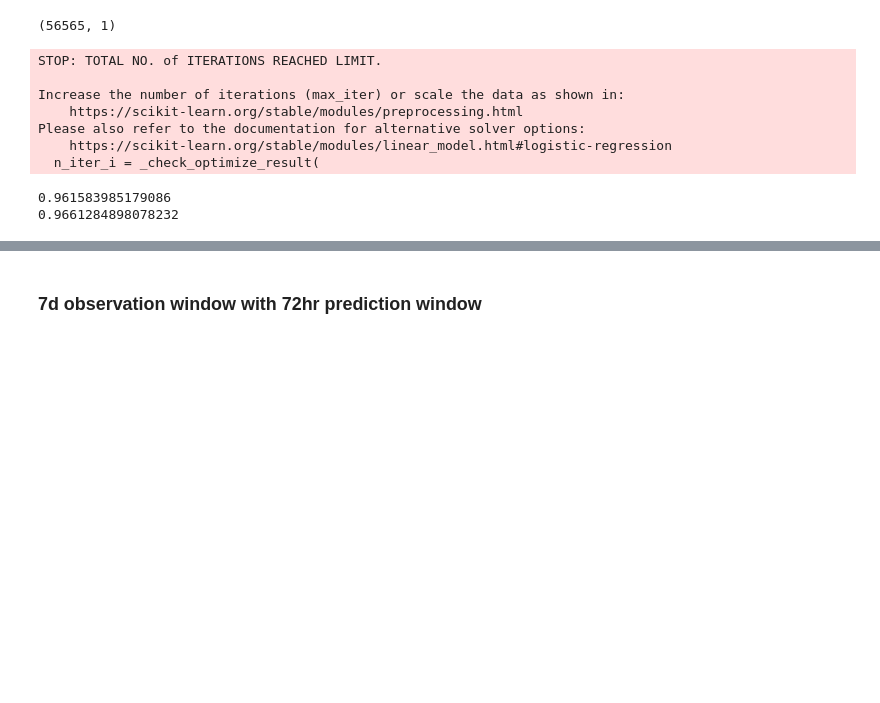
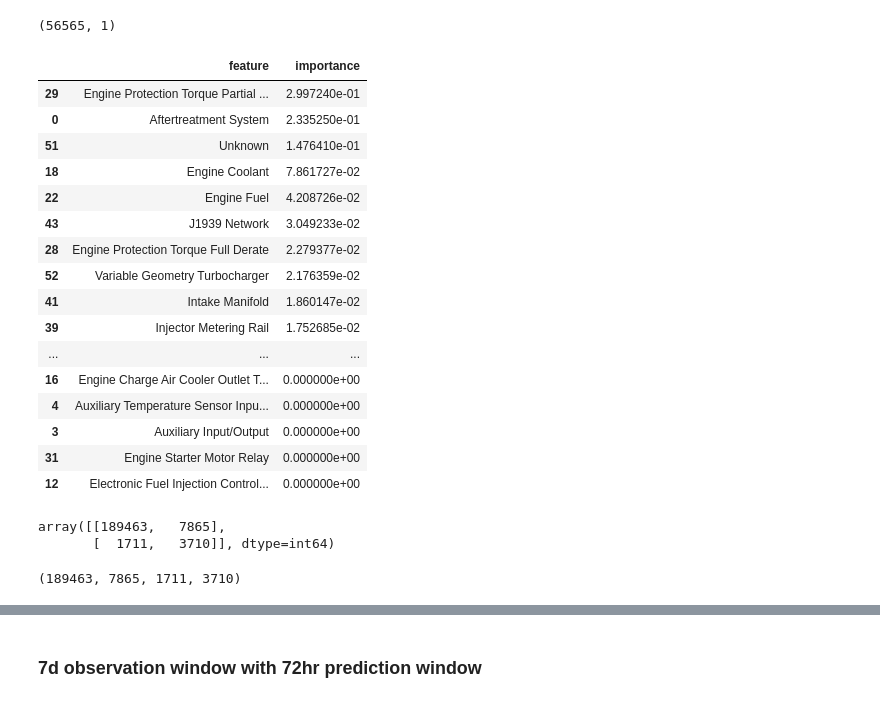
Before and after one commit to nss-data-science-cohort-5/big_g_express-the-index-out-of-rangers, a Jupyter notebook: notebooks/7day_prediction_windows.ipynb, the cells around one changed output, grey strips where cells are left out. Saved outputs shown, nothing was run; the diff lists cells and outputs as text; code cells hidden in the pictures; blank space fills up the shorter version.

```diff
--- a/notebooks/7day_prediction_windows.ipynb
+++ b/notebooks/7day_prediction_windows.ipynb
@@ -146,14 +211,14 @@ obs_7_48 = obs_7_48.drop(columns='EquipmentID')
 # %%
 #creating training, testing, and validation dfs
-obs_7_48_training = obs_7_48[obs_7_48['modeling']=='training']
-obs_7_48_training = obs_7_48_training.drop(columns=['modeling', 'random'])
-print(obs_7_48_training.shape)
+obs_48_training = obs_48[obs_48['modeling']=='training']
+obs_48_training = obs_48_training.drop(columns=['modeling', 'random'])
+print(obs_48_training.shape)
 
-obs_7_48_test = obs_7_48[obs_7_48['modeling']=='testing']
-obs_7_48_test = obs_7_48_test.drop(columns=['modeling', 'random'])
-print(obs_7_48_test.shape)
+obs_48_test = obs_48[obs_48['modeling']=='testing']
+obs_48_test = obs_48_test.drop(columns=['modeling', 'random'])
+print(obs_48_test.shape)
 
-obs_7_48_validation = obs_7_48[obs_7_48['modeling']=='validation']
-obs_7_48_validation = obs_7_48_validation.drop(columns=['modeling', 'random'])
-print(obs_7_48_validation.shape)
+obs_48_validation = obs_48[obs_48['modeling']=='validation']
+obs_48_validation = obs_48_validation.drop(columns=['modeling', 'random'])
+print(obs_48_validation.shape)
 # %% [output]
@@ -163,5 +228,5 @@ print(obs_7_48_validation.shape)
 # %%
-df_sampling = obs_7_48_training
+df_sampling = obs_48_training
 df_sampling_non_tenth = df_sampling[df_sampling['derate_within_48hr'] == 0][0:18855]
 # %%
 df_sampling_derate_tenth = pd.concat([df_sampling[df_sampling['derate_within_48hr']==1], df_sampling_non_tenth])
@@ -207,10 +272,0 @@ logistic = LogisticRegression()
-# %%
-logreg = logistic.fit(X_resampled, y_resampled)
-# %% [output]
-STOP: TOTAL NO. of ITERATIONS REACHED LIMIT.
-
-Increase the number of iterations (max_iter) or scale the data as shown in:
-    https://scikit-learn.org/stable/modules/preprocessing.html
-Please also refer to the documentation for alternative solver options:
-    https://scikit-learn.org/stable/modules/linear_model.html#logistic-regression
-  n_iter_i = _check_optimize_result(
@@ -220,8 +273,38 @@ y_test = obs_7_48_test[target]
-# %%
-y_pred = logreg.predict(X_test)
-
-print(accuracy_score(y_test,y_pred))
-print(f1_score(y_test, y_pred, average = 'weighted'))
-# %% [output]
-0.961583985179086
-0.9661284898078232
+# %%
+rf_pipeline = Pipeline(
+    steps = [
+        ('scale', MinMaxScaler()),
+        ('rf_clf', RandomForestClassifier(n_estimators = 500, n_jobs = -1, random_state = 69))
+    ]
+)
+# %%
+rand_forest = rf_pipeline.fit(X_resampled, y_resampled)
+rf_pipeline.score(X_test, y_test)
+
+y_pred = rand_forest.predict(X_test)
+# %%
+data = {'feature': np.array(X_resampled.columns), 'importance': rf_pipeline.named_steps['rf_clf'].feature_importances_}
+pd.DataFrame(data).sort_values('importance', ascending = False)
+# %% [output]
+|  | feature | importance |
+| 29 | Engine Protection Torque Partial ... | 2.997240e-01 |
+| 0 | Aftertreatment System | 2.335250e-01 |
+| 51 | Unknown | 1.476410e-01 |
+| 18 | Engine Coolant | 7.861727e-02 |
+| 22 | Engine Fuel | 4.208726e-02 |
+| 43 | J1939 Network | 3.049233e-02 |
+| 28 | Engine Protection Torque Full Derate | 2.279377e-02 |
+| 52 | Variable Geometry Turbocharger | 2.176359e-02 |
+| 41 | Intake Manifold | 1.860147e-02 |
+| 39 | Injector Metering Rail | 1.752685e-02 |
+| ... | ... | ... |
+| 16 | Engine Charge Air Cooler Outlet T... | 0.000000e+00 |
+| 4 | Auxiliary Temperature Sensor Inpu... | 0.000000e+00 |
+| 3 | Auxiliary Input/Output | 0.000000e+00 |
+| 31 | Engine Starter Motor Relay | 0.000000e+00 |
+| 12 | Electronic Fuel Injection Control... | 0.000000e+00 |
+# %%
+confusion_matrix(y_test, y_pred)
+# %% [output]
+array([[189463,   7865],
+       [  1711,   3710]], dtype=int64)
@@ -227,0 +313,4 @@ print(f1_score(y_test, y_pred, average = 'weighted'))
+# %%
+(tn, fp, fn, tp)
+# %% [output]
+(189463, 7865, 1711, 3710)
```
Also changed, not shown: parts of 54 cells of this notebook, 4 other files.
